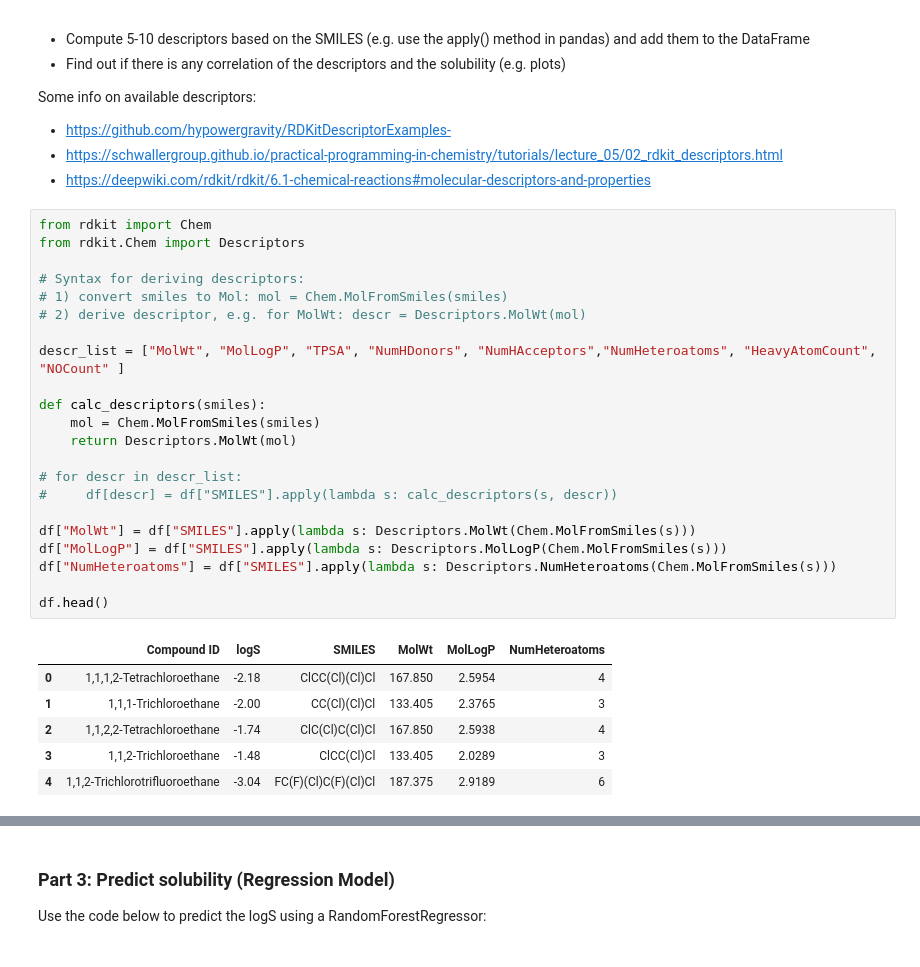
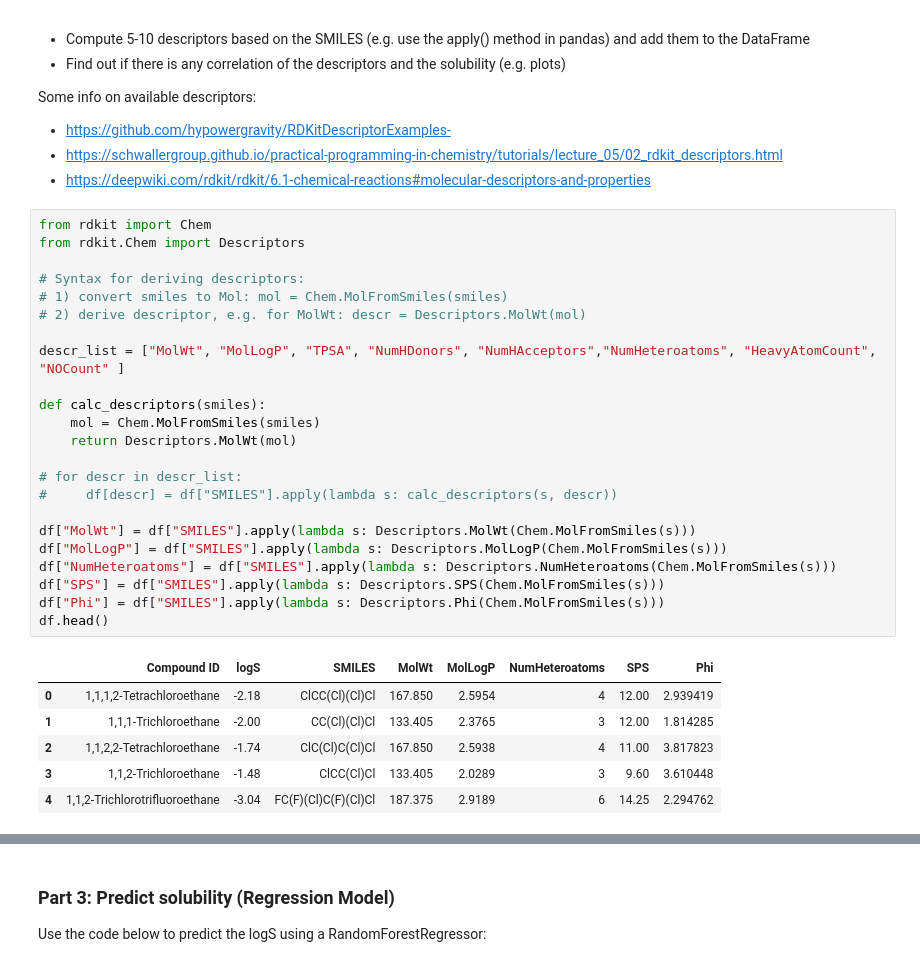
Before and after one commit to schoergj/DSA103, a Jupyter notebook: LifeScienceData/lecture13/RDKIt_Workshop.ipynb, the cells around one changed output, grey strips where cells are left out. Cells and saved outputs as stored; diff of their text form.

```diff
--- a/LifeScienceData/lecture13/RDKIt_Workshop.ipynb
+++ b/LifeScienceData/lecture13/RDKIt_Workshop.ipynb
@@ -83,29 +83,30 @@ Some info on available descriptors:
 # %%
 from rdkit import Chem
 from rdkit.Chem import Descriptors
 
 # Syntax for deriving descriptors:
 # 1) convert smiles to Mol: mol = Chem.MolFromSmiles(smiles)
 # 2) derive descriptor, e.g. for MolWt: descr = Descriptors.MolWt(mol)
 
 descr_list = ["MolWt", "MolLogP", "TPSA", "NumHDonors", "NumHAcceptors","NumHeteroatoms", "HeavyAtomCount", "NOCount" ]
 
 def calc_descriptors(smiles):
     mol = Chem.MolFromSmiles(smiles)
     return Descriptors.MolWt(mol)
 
 # for descr in descr_list:
 #     df[descr] = df["SMILES"].apply(lambda s: calc_descriptors(s, descr))
 
 df["MolWt"] = df["SMILES"].apply(lambda s: Descriptors.MolWt(Chem.MolFromSmiles(s)))
 df["MolLogP"] = df["SMILES"].apply(lambda s: Descriptors.MolLogP(Chem.MolFromSmiles(s)))
 df["NumHeteroatoms"] = df["SMILES"].apply(lambda s: Descriptors.NumHeteroatoms(Chem.MolFromSmiles(s)))
-
+df["SPS"] = df["SMILES"].apply(lambda s: Descriptors.SPS(Chem.MolFromSmiles(s)))
+df["Phi"] = df["SMILES"].apply(lambda s: Descriptors.Phi(Chem.MolFromSmiles(s)))
 df.head()
 # %% [output]
-|  | Compound ID | logS | SMILES | MolWt | MolLogP | NumHeteroatoms |
-| 0 | 1,1,1,2-Tetrachloroethane | -2.18 | ClCC(Cl)(Cl)Cl | 167.850 | 2.5954 | 4 |
-| 1 | 1,1,1-Trichloroethane | -2.00 | CC(Cl)(Cl)Cl | 133.405 | 2.3765 | 3 |
-| 2 | 1,1,2,2-Tetrachloroethane | -1.74 | ClC(Cl)C(Cl)Cl | 167.850 | 2.5938 | 4 |
-| 3 | 1,1,2-Trichloroethane | -1.48 | ClCC(Cl)Cl | 133.405 | 2.0289 | 3 |
-| 4 | 1,1,2-Trichlorotrifluoroethane | -3.04 | FC(F)(Cl)C(F)(Cl)Cl | 187.375 | 2.9189 | 6 |
+|  | Compound ID | logS | SMILES | MolWt | MolLogP | NumHeteroatoms | SPS | Phi |
+| 0 | 1,1,1,2-Tetrachloroethane | -2.18 | ClCC(Cl)(Cl)Cl | 167.850 | 2.5954 | 4 | 12.00 | 2.939419 |
+| 1 | 1,1,1-Trichloroethane | -2.00 | CC(Cl)(Cl)Cl | 133.405 | 2.3765 | 3 | 12.00 | 1.814285 |
+| 2 | 1,1,2,2-Tetrachloroethane | -1.74 | ClC(Cl)C(Cl)Cl | 167.850 | 2.5938 | 4 | 11.00 | 3.817823 |
+| 3 | 1,1,2-Trichloroethane | -1.48 | ClCC(Cl)Cl | 133.405 | 2.0289 | 3 | 9.60 | 3.610448 |
+| 4 | 1,1,2-Trichlorotrifluoroethane | -3.04 | FC(F)(Cl)C(F)(Cl)Cl | 187.375 | 2.9189 | 6 | 14.25 | 2.294762 |
```
Also changed, not shown: parts of 15 cells of this notebook, 1 other file.
